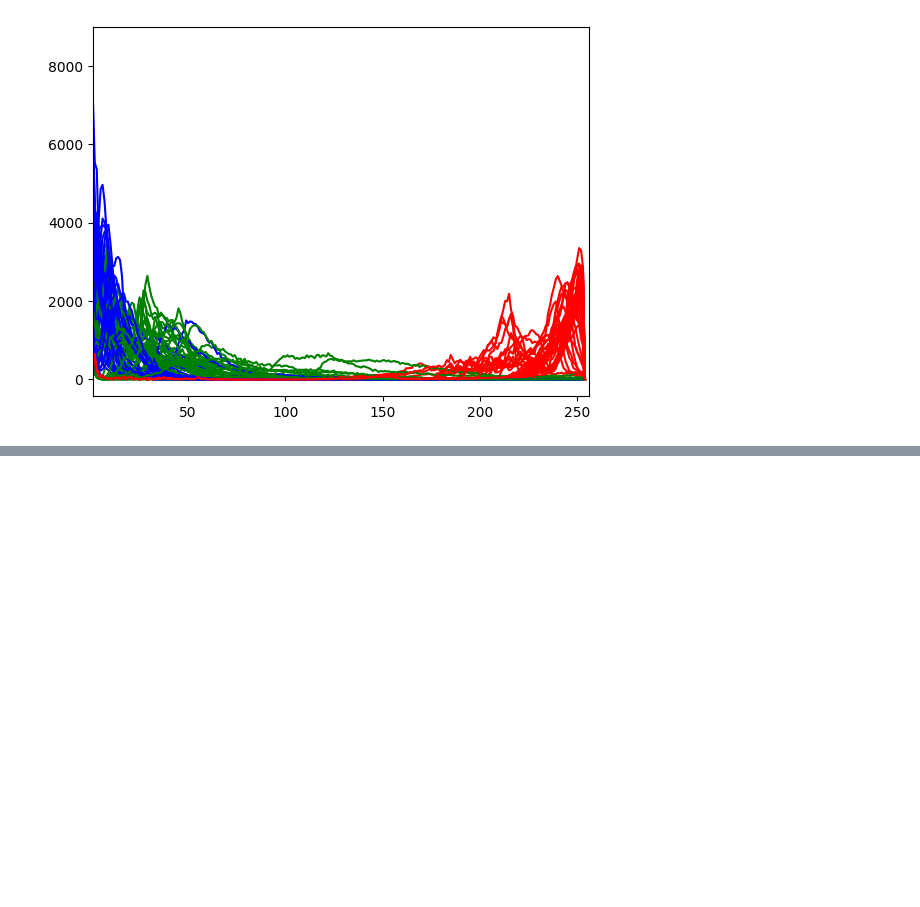
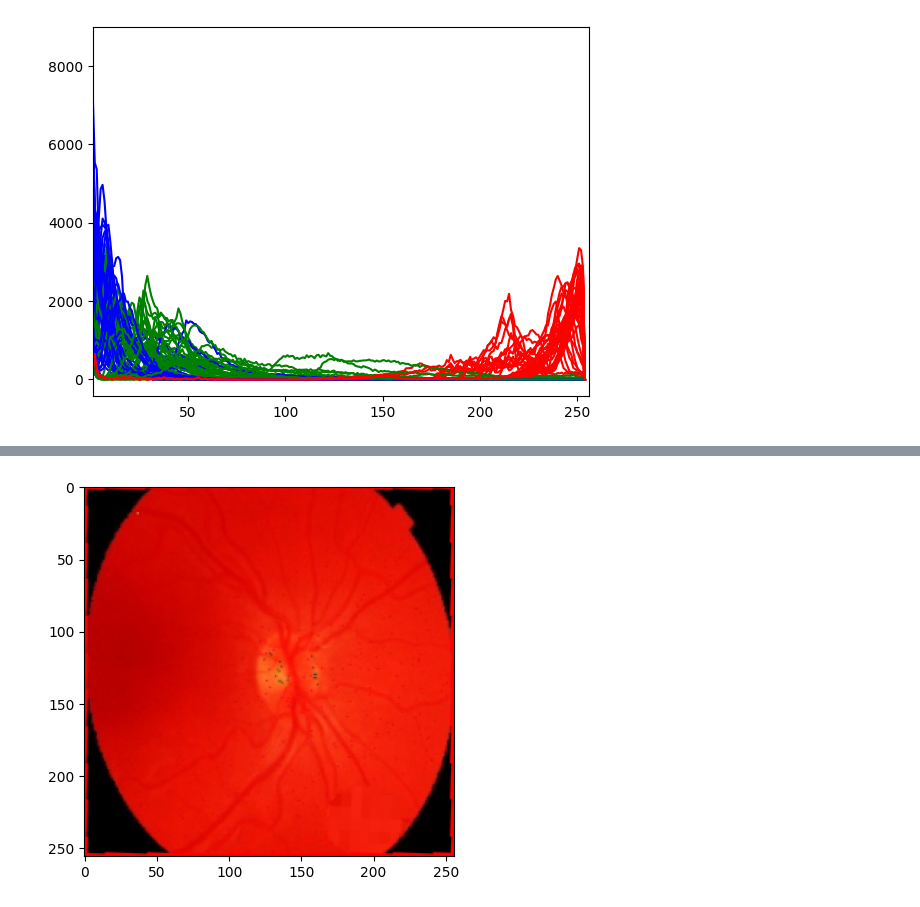
Before and after one commit to bethtaylor339/data_science, a Jupyter notebook: IP.ipynb, the cells around one changed output, grey strips where cells are left out. Saved outputs shown, nothing was run; the diff lists cells and outputs as text; code cells hidden in the pictures; blank space fills up the shorter version.

```diff
--- a/IP.ipynb
+++ b/IP.ipynb
@@ -181,0 +144,17 @@ cv2.destroyAllWindows()
+# %%
+#dewarping and removing borders 3
+img = output
+
+extent = np.float32([[0,0], [255,0], [255,255], [0,255]])
+bounds = np.float32(box)
+
+M = cv2.getPerspectiveTransform(bounds, extent)
+
+# Apply the transformation to the image
+result = cv2.warpPerspective(img, M, (256, 256))
+result = cv2.cvtColor(result, cv2.COLOR_BGR2RGB)
+# Show the result
+plt.imshow(result)
+plt.show()
+# %% [output]
+[figure, added]
```
Also changed, not shown: parts of 12 cells of this notebook, 43 other files.
